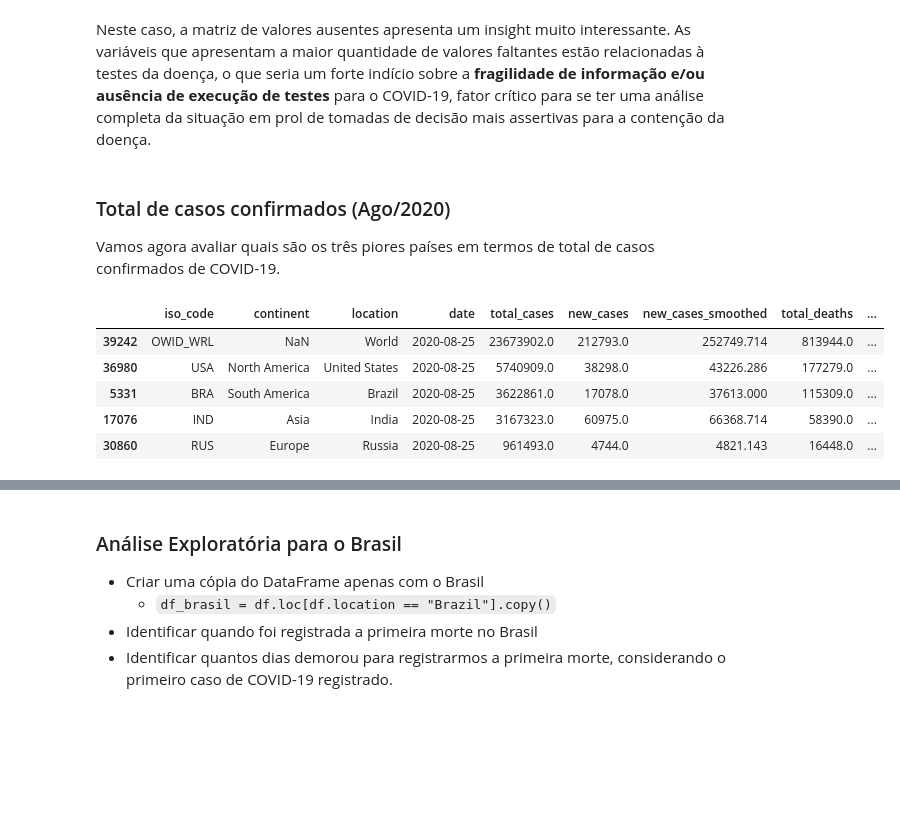
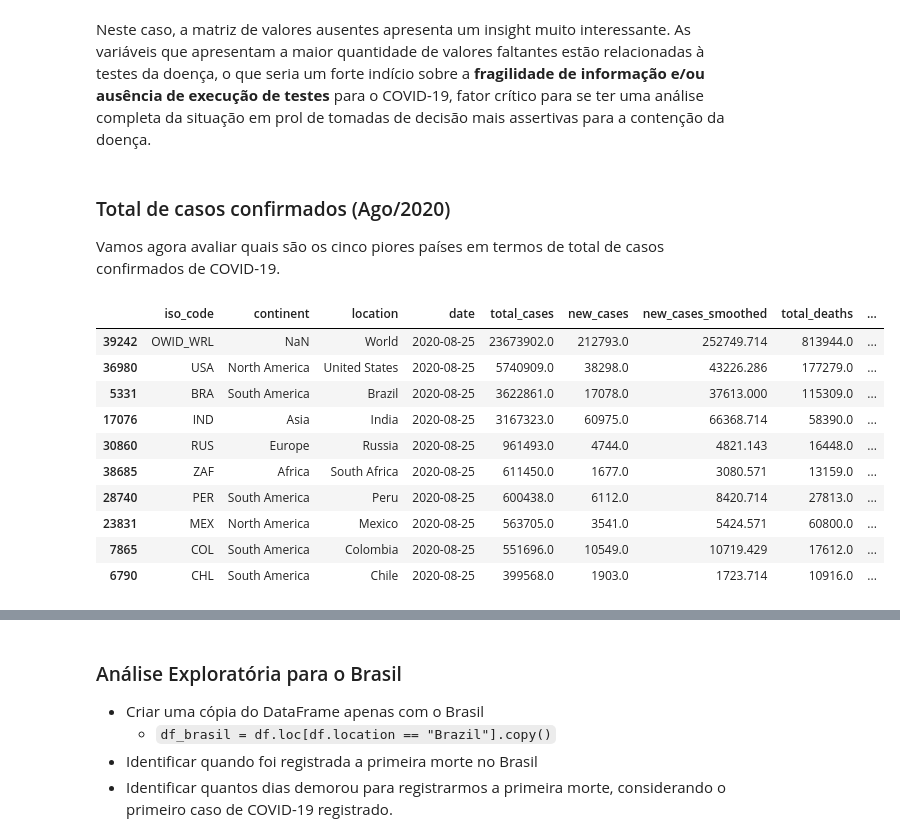
Before and after one commit to caiobmbr/datascience-projects, a Jupyter notebook: Panorama_do_COVID_19_no_Brasil.ipynb, the cells around one changed output, grey strips where cells are left out. Saved outputs shown, nothing was run; the diff lists cells and outputs as text; code cells hidden in the pictures; blank space fills up the shorter version.

```diff
--- a/Panorama_do_COVID_19_no_Brasil.ipynb
+++ b/Panorama_do_COVID_19_no_Brasil.ipynb
@@ -173,16 +174,22 @@ Neste caso, a matriz de valores ausentes apresenta um insight muito interessante
 # %% [markdown]
 ### Total de casos confirmados (Ago/2020)
 
-Vamos agora avaliar quais são os três piores países em termos de total de casos confirmados de COVID-19.
+Vamos agora avaliar quais são os cinco piores países em termos de total de casos confirmados de COVID-19.
 # %%
-df.loc[df.date == '2020-08-25'].sort_values(by="total_cases", ascending=False).head()
+# avaliando quais são os cinco piores países em termos de total de casos confirmados
+df.loc[df.date == '2020-08-25'].sort_values(by="total_cases", ascending=False).head(10)
 # %% [output]
 |  | iso_code | continent | location | date | total_cases | new_cases | new_cases_smoothed | total_deaths | ... |
 | 39242 | OWID_WRL | NaN | World | 2020-08-25 | 23673902.0 | 212793.0 | 252749.714 | 813944.0 | ... |
 | 36980 | USA | North America | United States | 2020-08-25 | 5740909.0 | 38298.0 | 43226.286 | 177279.0 | ... |
 | 5331 | BRA | South America | Brazil | 2020-08-25 | 3622861.0 | 17078.0 | 37613.000 | 115309.0 | ... |
 | 17076 | IND | Asia | India | 2020-08-25 | 3167323.0 | 60975.0 | 66368.714 | 58390.0 | ... |
 | 30860 | RUS | Europe | Russia | 2020-08-25 | 961493.0 | 4744.0 | 4821.143 | 16448.0 | ... |
+| 38685 | ZAF | Africa | South Africa | 2020-08-25 | 611450.0 | 1677.0 | 3080.571 | 13159.0 | ... |
+| 28740 | PER | South America | Peru | 2020-08-25 | 600438.0 | 6112.0 | 8420.714 | 27813.0 | ... |
+| 23831 | MEX | North America | Mexico | 2020-08-25 | 563705.0 | 3541.0 | 5424.571 | 60800.0 | ... |
+| 7865 | COL | South America | Colombia | 2020-08-25 | 551696.0 | 10549.0 | 10719.429 | 17612.0 | ... |
+| 6790 | CHL | South America | Chile | 2020-08-25 | 399568.0 | 1903.0 | 1723.714 | 10916.0 | ... |
 # %% [markdown]
 Como visto acima, a primera linha representa um totalizador de todos os países, representando o mundo como um todo. Para esse momento da análise, não há necessidade de excluirmos as entradas referentes à essa categoria mas é algo para mantermos a atenção.
 
```
Also changed, not shown: parts of 11 cells of this notebook.
